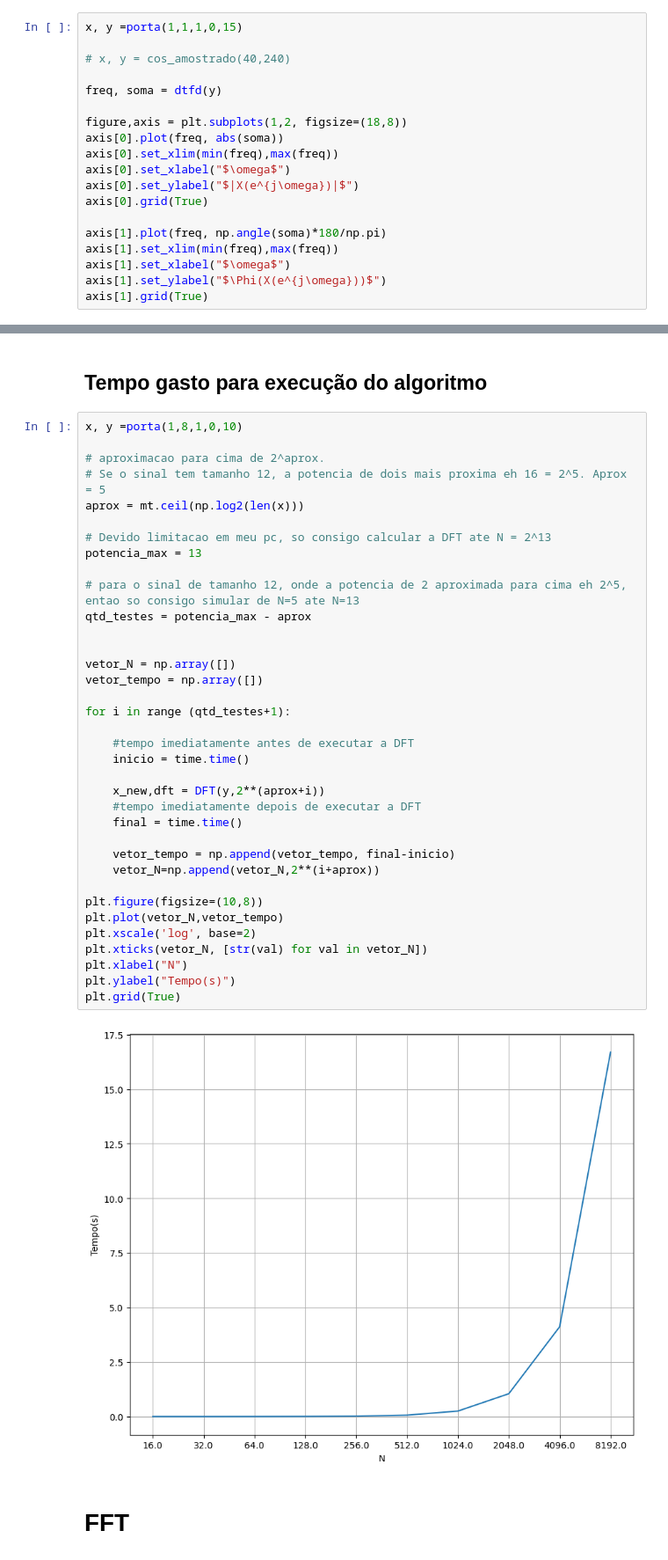
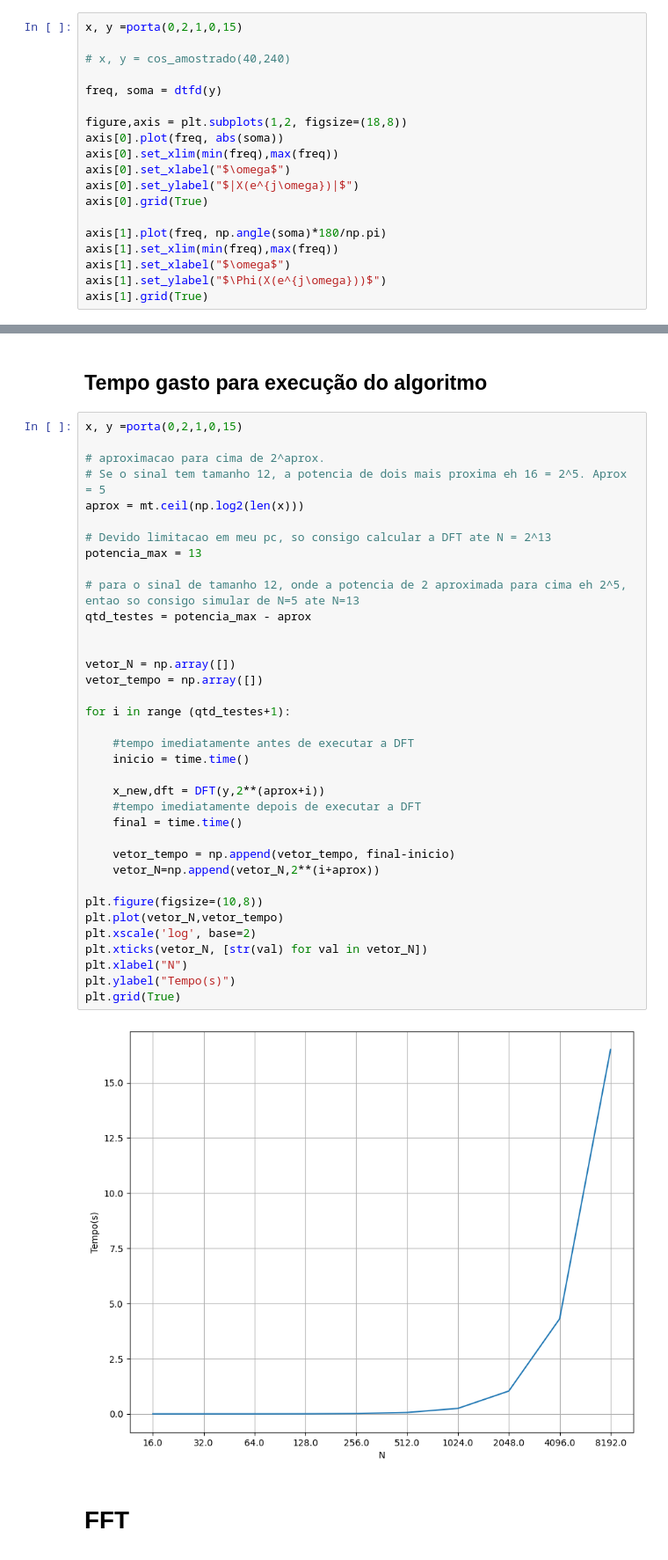
Before and after one commit to EriCand-Ss/PDS, a Jupyter notebook: DFT FFT/DTFD DFT FFT.ipynb, the cells around one changed output, grey strips where cells are left out. Shown: that part at 88% size. Cells and saved outputs as stored; diff of their text form.

```diff
--- a/DFT FFT/DTFD DFT FFT.ipynb
+++ b/DFT FFT/DTFD DFT FFT.ipynb
@@ -62,7 +62,7 @@ def dtfd(function):
 
     return omega, soma
 # %%
-x, y =porta(1,1,1,0,15)
+x, y =porta(0,2,1,0,15)
 
 # x, y = cos_amostrado(40,240)
 
@@ -170,7 +170,7 @@ baseline.set_visible(False)
 # %% [markdown]
 ## Tempo gasto para execução do algoritmo
 # %%
-x, y =porta(1,8,1,0,10)
+x, y =porta(0,2,1,0,15)
 
 # aproximacao para cima de 2^aprox.
 # Se o sinal tem tamanho 12, a potencia de dois mais proxima eh 16 = 2^5. Aprox = 5
@@ -179,34 +179,34 @@ aprox = mt.ceil(np.log2(len(x)))
 # Devido limitacao em meu pc, so consigo calcular a DFT ate N = 2^13
 potencia_max = 13
 
 # para o sinal de tamanho 12, onde a potencia de 2 aproximada para cima eh 2^5, entao so consigo simular de N=5 ate N=13
 qtd_testes = potencia_max - aprox
 
 
 vetor_N = np.array([])
 vetor_tempo = np.array([])
 
 for i in range (qtd_testes+1):
 
     #tempo imediatamente antes de executar a DFT
     inicio = time.time()
 
     x_new,dft = DFT(y,2**(aprox+i))
     #tempo imediatamente depois de executar a DFT
     final = time.time()
 
     vetor_tempo = np.append(vetor_tempo, final-inicio)
     vetor_N=np.append(vetor_N,2**(i+aprox))
 
 plt.figure(figsize=(10,8))
 plt.plot(vetor_N,vetor_tempo)
 plt.xscale('log', base=2)
 plt.xticks(vetor_N, [str(val) for val in vetor_N])
 plt.xlabel("N")
 plt.ylabel("Tempo(s)")
 plt.grid(True)
 # %% [output]
-[figure, old version]
+[figure, new version]
 # %% [markdown]
 # FFT
 # %% [markdown]
```
Also changed, not shown: parts of 5 cells of this notebook.
